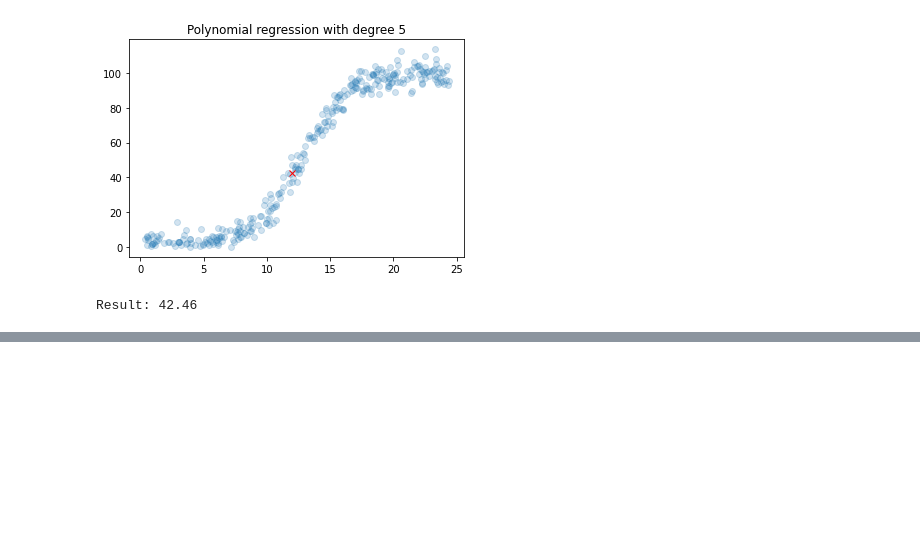
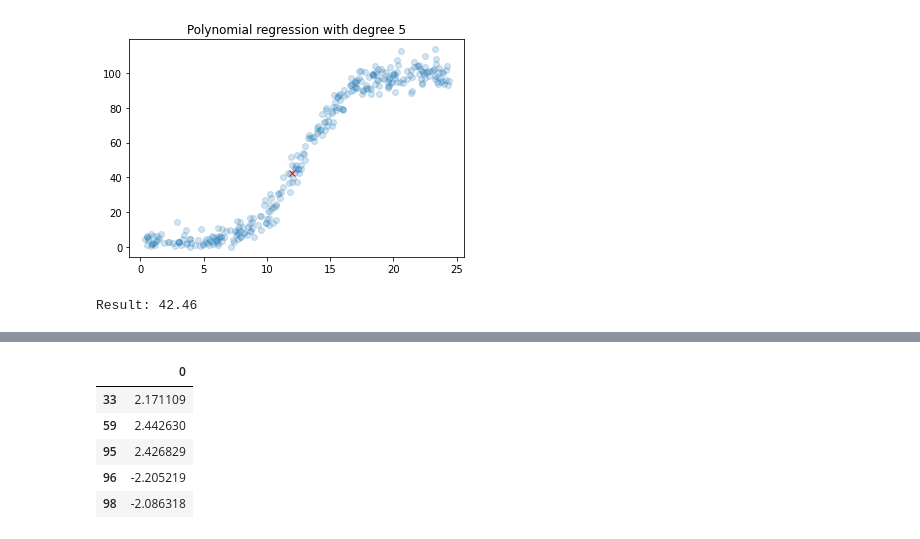
Before and after one commit to andkoc001/Machine-Learning-and-Statistics-Project, a Jupyter notebook: playground_for_trials.ipynb, the cells around one changed output, grey strips where cells are left out. Cells and saved outputs as stored; diff of their text form; code cells hidden in the pictures; blank space fills up the shorter version.

```diff
--- a/playground_for_trials.ipynb
+++ b/playground_for_trials.ipynb
@@ -488,0 +576,12 @@ Result: 42.46
+# %%
+dftest = pd.DataFrame(np.random.randn(100))
+
+from scipy import stats
+dftest[(np.abs(stats.zscore(dftest)) > 2).all(axis=1)]
+# %% [output]
+|  | 0 |
+| 33 | 2.171109 |
+| 59 | 2.442630 |
+| 95 | 2.426829 |
+| 96 | -2.205219 |
+| 98 | -2.086318 |
```
Also changed, not shown: parts of 9 cells of this notebook.
